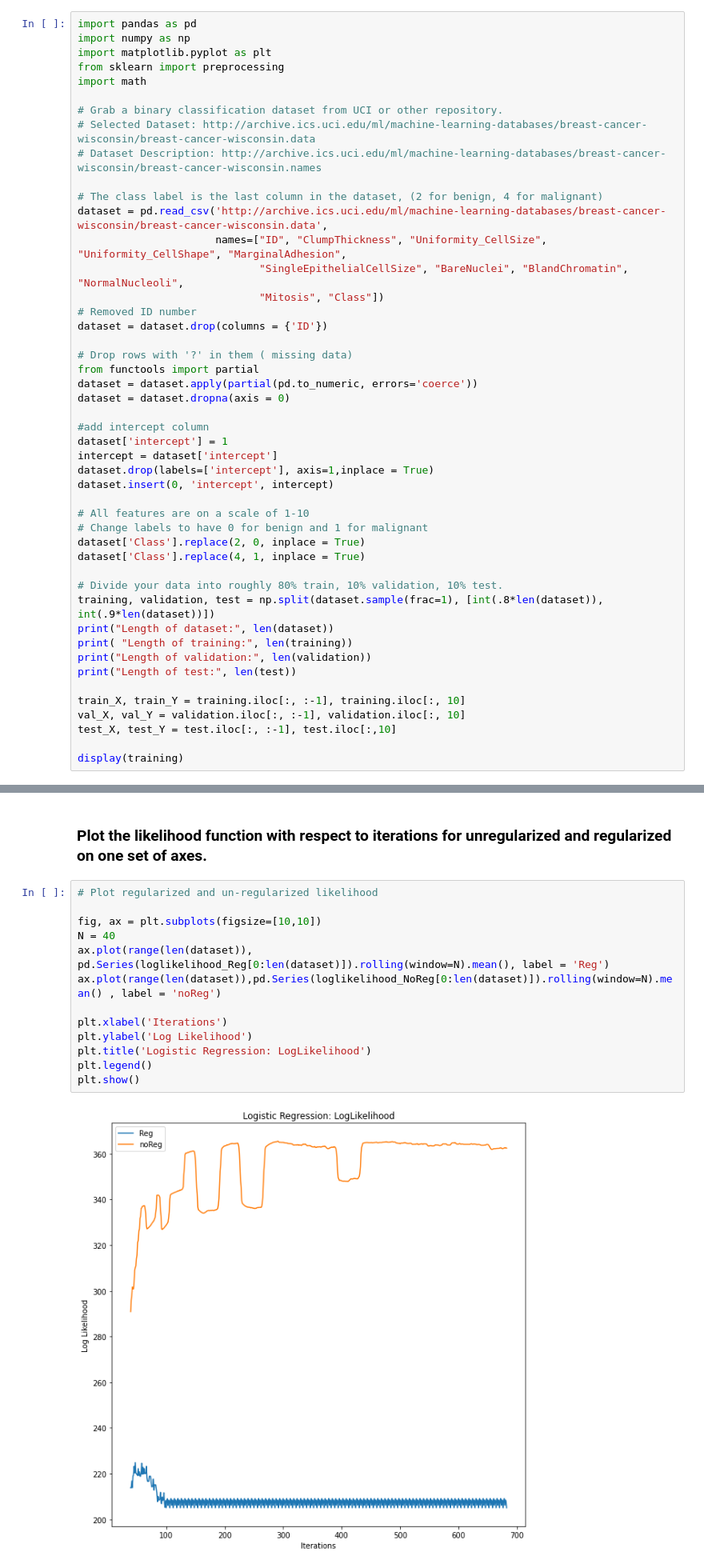
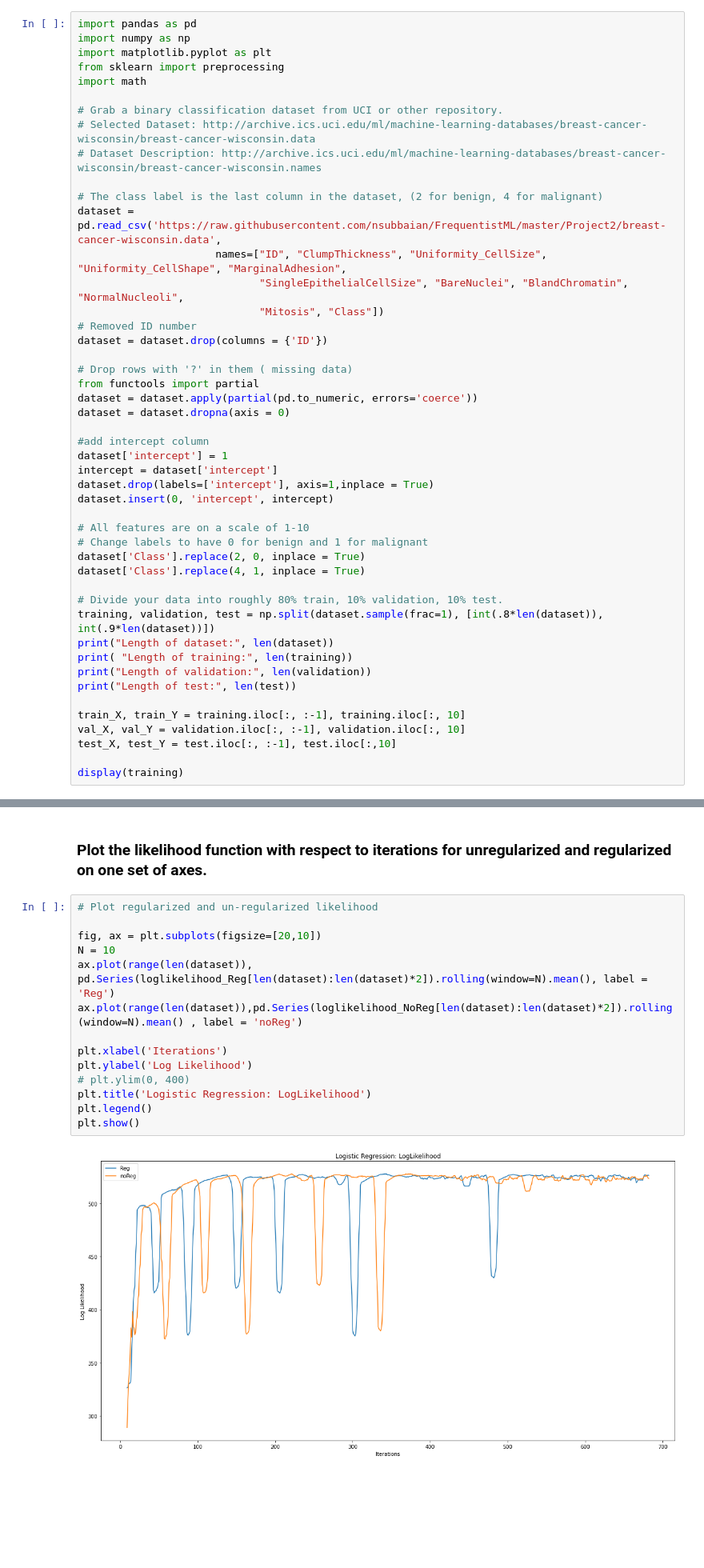
Before and after one commit to nsubbaian/FrequentistML, a Jupyter notebook: Project2/FML_Assignment2.ipynb, the cells around one changed output, grey strips where cells are left out. Shown: that part at 80% size. Cells and saved outputs as stored; diff of their text form; blank space fills up the shorter version.

```diff
--- a/Project2/FML_Assignment2.ipynb
+++ b/Project2/FML_Assignment2.ipynb
@@ -15,7 +15,7 @@ import math
 # Dataset Description: http://archive.ics.uci.edu/ml/machine-learning-databases/breast-cancer-wisconsin/breast-cancer-wisconsin.names
 
 # The class label is the last column in the dataset, (2 for benign, 4 for malignant)
-dataset = pd.read_csv('http://archive.ics.uci.edu/ml/machine-learning-databases/breast-cancer-wisconsin/breast-cancer-wisconsin.data',
+dataset = pd.read_csv('https://raw.githubusercontent.com/nsubbaian/FrequentistML/master/Project2/breast-cancer-wisconsin.data',
                       names=["ID", "ClumpThickness", "Uniformity_CellSize", "Uniformity_CellShape", "MarginalAdhesion",
                              "SingleEpithelialCellSize", "BareNuclei", "BlandChromatin", "NormalNucleoli",
                              "Mitosis", "Class"])
@@ -140,17 +142,18 @@ Accuracy on Test Set: 0.6376811594202898
 # %%
 # Plot regularized and un-regularized likelihood
 
-fig, ax = plt.subplots(figsize=[10,10])
-N = 40
-ax.plot(range(len(dataset)), pd.Series(loglikelihood_Reg[0:len(dataset)]).rolling(window=N).mean(), label = 'Reg')
-ax.plot(range(len(dataset)),pd.Series(loglikelihood_NoReg[0:len(dataset)]).rolling(window=N).mean() , label = 'noReg')
+fig, ax = plt.subplots(figsize=[20,10])
+N = 10
+ax.plot(range(len(dataset)), pd.Series(loglikelihood_Reg[len(dataset):len(dataset)*2]).rolling(window=N).mean(), label = 'Reg')
+ax.plot(range(len(dataset)),pd.Series(loglikelihood_NoReg[len(dataset):len(dataset)*2]).rolling(window=N).mean() , label = 'noReg')
 
 plt.xlabel('Iterations')
 plt.ylabel('Log Likelihood')
+# plt.ylim(0, 400)
 plt.title('Logistic Regression: LogLikelihood')
 plt.legend()
 plt.show()
 # %% [output]
-[figure, old version]
+[figure, new version]
 # %% [markdown]
 In the plot the regularized curve appears below the unregularized curve for the most part. This makes sense as the regularized curve is the "penalized" version. There is however, a lot of noise in the plot, this may be a result of the data or something interesting with the logs in the loglikelihood funcion. I used a moving average to get rid of some of that noise for the sake of the plot.
```
Also changed, not shown: parts of 4 cells of this notebook.
